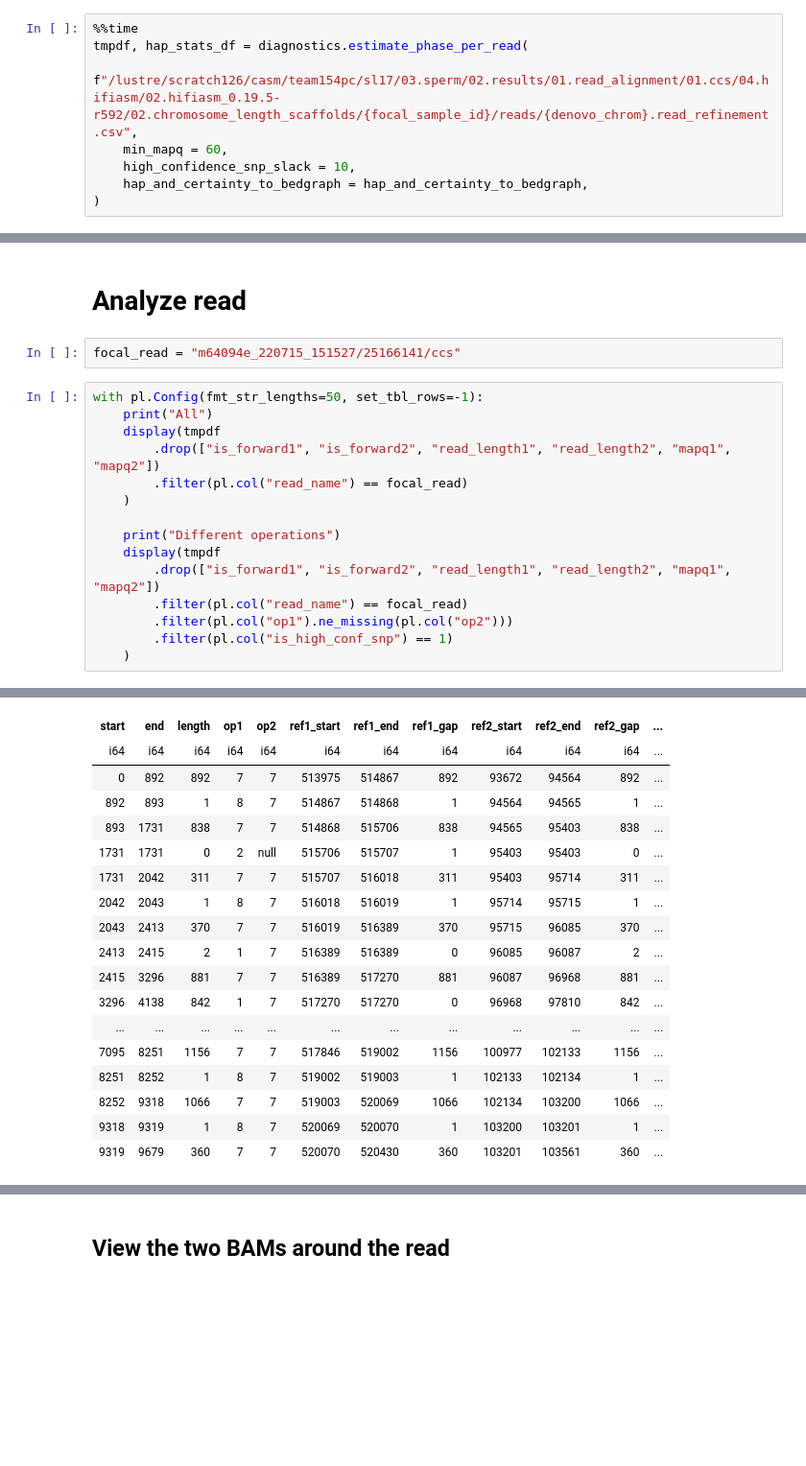
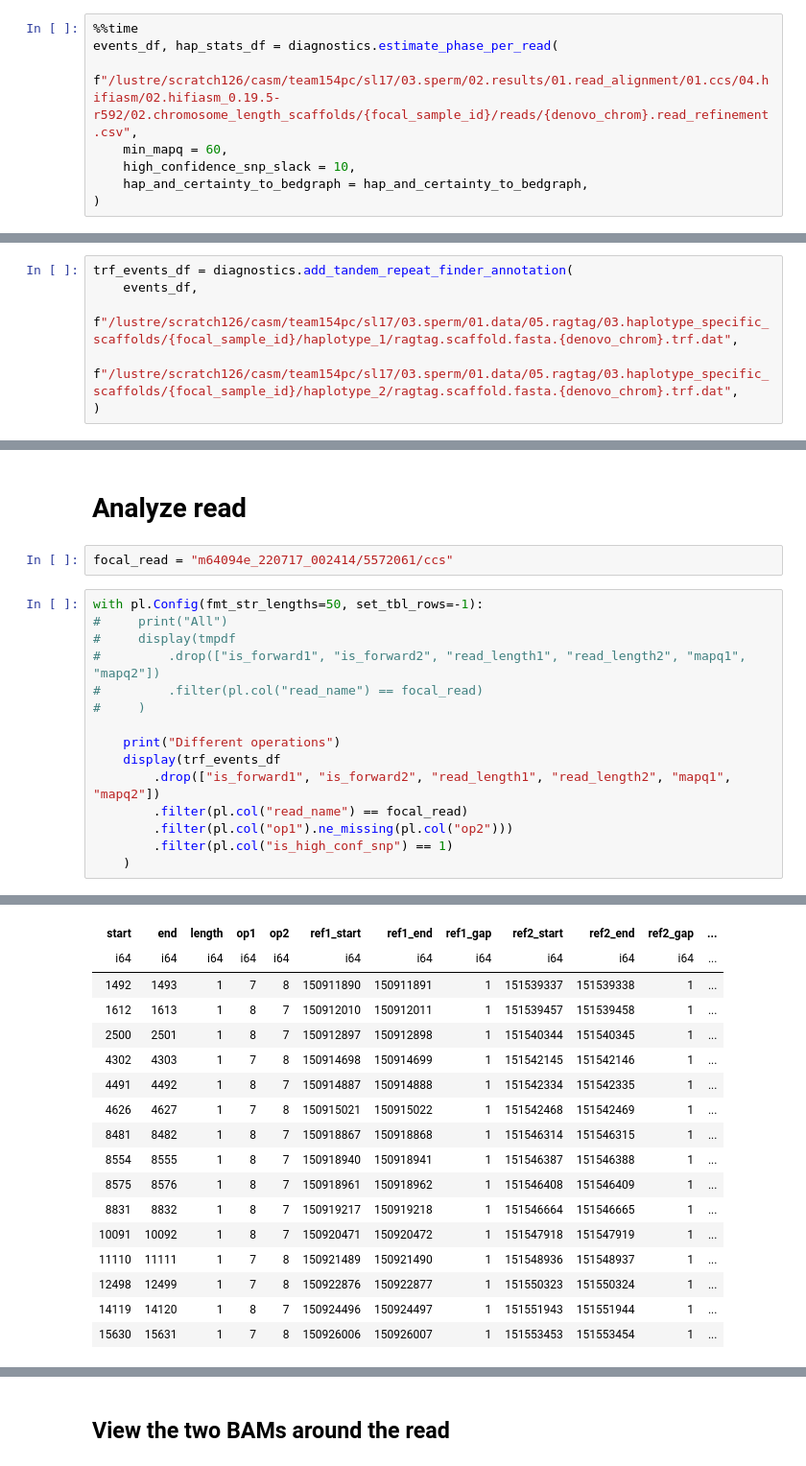
Before and after one commit to regevs/recombination, a Jupyter notebook: notebooks/20231209_hap_aware_reads.ipynb, the cells around one changed output, grey strips where cells are left out. Shown at 96% size. Cells and saved outputs as stored; diff of their text form; blank space fills up the shorter version.

```diff
--- a/notebooks/20231209_hap_aware_reads.ipynb
+++ b/notebooks/20231209_hap_aware_reads.ipynb
@@ -380,7 +382,7 @@ for hap in [1,2]:
                 / f"{focal_sample_id}" / f"{focal_sample_id}.{denovo_chrom}.hap{hap}.minimap2.sorted.primary_alignments.hifiasm_haplotagged_{certainty}.coverage.bedgraph")
 # %%
 %%time
-tmpdf, hap_stats_df = diagnostics.estimate_phase_per_read(
+events_df, hap_stats_df = diagnostics.estimate_phase_per_read(
     f"/lustre/scratch126/casm/team154pc/sl17/03.sperm/02.results/01.read_alignment/01.ccs/04.hifiasm/02.hifiasm_0.19.5-r592/02.chromosome_length_scaffolds/{focal_sample_id}/reads/{denovo_chrom}.read_refinement.csv",
     min_mapq = 60,
     high_confidence_snp_slack = 10,
@@ -395,0 +416,6 @@ Wall time: 3min 9s
+# %%
+trf_events_df = diagnostics.add_tandem_repeat_finder_annotation(
+    events_df,
+    f"/lustre/scratch126/casm/team154pc/sl17/03.sperm/01.data/05.ragtag/03.haplotype_specific_scaffolds/{focal_sample_id}/haplotype_1/ragtag.scaffold.fasta.{denovo_chrom}.trf.dat",
+    f"/lustre/scratch126/casm/team154pc/sl17/03.sperm/01.data/05.ragtag/03.haplotype_specific_scaffolds/{focal_sample_id}/haplotype_2/ragtag.scaffold.fasta.{denovo_chrom}.trf.dat",
+)
@@ -479,17 +509,17 @@ shape: (10, 7)
 # %% [markdown]
 # Analyze read
 # %%
-focal_read = "m64094e_220715_151527/25166141/ccs"
+focal_read = "m64094e_220717_002414/5572061/ccs"
 # %%
 with pl.Config(fmt_str_lengths=50, set_tbl_rows=-1):
-    print("All")
-    display(tmpdf
-        .drop(["is_forward1", "is_forward2", "read_length1", "read_length2", "mapq1", "mapq2"])
-        .filter(pl.col("read_name") == focal_read)
-    )
+#     print("All")
+#     display(tmpdf
+#         .drop(["is_forward1", "is_forward2", "read_length1", "read_length2", "mapq1", "mapq2"])
+#         .filter(pl.col("read_name") == focal_read)
+#     )
 
     print("Different operations")
-    display(tmpdf
+    display(trf_events_df
         .drop(["is_forward1", "is_forward2", "read_length1", "read_length2", "mapq1", "mapq2"])
         .filter(pl.col("read_name") == focal_read)
         .filter(pl.col("op1").ne_missing(pl.col("op2")))
@@ -501,18 +531,17 @@ shape: (74, 24)
 | start | end | length | op1 | op2 | ref1_start | ref1_end | ref1_gap | ref2_start | ref2_end | ref2_gap | ... |
 | i64 | i64 | i64 | i64 | i64 | i64 | i64 | i64 | i64 | i64 | i64 | ... |
-| 0 | 892 | 892 | 7 | 7 | 513975 | 514867 | 892 | 93672 | 94564 | 892 | ... |
-| 892 | 893 | 1 | 8 | 7 | 514867 | 514868 | 1 | 94564 | 94565 | 1 | ... |
-| 893 | 1731 | 838 | 7 | 7 | 514868 | 515706 | 838 | 94565 | 95403 | 838 | ... |
-| 1731 | 1731 | 0 | 2 | null | 515706 | 515707 | 1 | 95403 | 95403 | 0 | ... |
-| 1731 | 2042 | 311 | 7 | 7 | 515707 | 516018 | 311 | 95403 | 95714 | 311 | ... |
-| 2042 | 2043 | 1 | 8 | 7 | 516018 | 516019 | 1 | 95714 | 95715 | 1 | ... |
-| 2043 | 2413 | 370 | 7 | 7 | 516019 | 516389 | 370 | 95715 | 96085 | 370 | ... |
-| 2413 | 2415 | 2 | 1 | 7 | 516389 | 516389 | 0 | 96085 | 96087 | 2 | ... |
-| 2415 | 3296 | 881 | 7 | 7 | 516389 | 517270 | 881 | 96087 | 96968 | 881 | ... |
-| 3296 | 4138 | 842 | 1 | 7 | 517270 | 517270 | 0 | 96968 | 97810 | 842 | ... |
-| ... | ... | ... | ... | ... | ... | ... | ... | ... | ... | ... | ... |
-| 7095 | 8251 | 1156 | 7 | 7 | 517846 | 519002 | 1156 | 100977 | 102133 | 1156 | ... |
-| 8251 | 8252 | 1 | 8 | 7 | 519002 | 519003 | 1 | 102133 | 102134 | 1 | ... |
-| 8252 | 9318 | 1066 | 7 | 7 | 519003 | 520069 | 1066 | 102134 | 103200 | 1066 | ... |
-| 9318 | 9319 | 1 | 8 | 7 | 520069 | 520070 | 1 | 103200 | 103201 | 1 | ... |
-| 9319 | 9679 | 360 | 7 | 7 | 520070 | 520430 | 360 | 103201 | 103561 | 360 | ... |
+| 1492 | 1493 | 1 | 7 | 8 | 150911890 | 150911891 | 1 | 151539337 | 151539338 | 1 | ... |
+| 1612 | 1613 | 1 | 8 | 7 | 150912010 | 150912011 | 1 | 151539457 | 151539458 | 1 | ... |
+| 2500 | 2501 | 1 | 8 | 7 | 150912897 | 150912898 | 1 | 151540344 | 151540345 | 1 | ... |
+| 4302 | 4303 | 1 | 7 | 8 | 150914698 | 150914699 | 1 | 151542145 | 151542146 | 1 | ... |
+| 4491 | 4492 | 1 | 8 | 7 | 150914887 | 150914888 | 1 | 151542334 | 151542335 | 1 | ... |
+| 4626 | 4627 | 1 | 7 | 8 | 150915021 | 150915022 | 1 | 151542468 | 151542469 | 1 | ... |
+| 8481 | 8482 | 1 | 8 | 7 | 150918867 | 150918868 | 1 | 151546314 | 151546315 | 1 | ... |
+| 8554 | 8555 | 1 | 8 | 7 | 150918940 | 150918941 | 1 | 151546387 | 151546388 | 1 | ... |
+| 8575 | 8576 | 1 | 8 | 7 | 150918961 | 150918962 | 1 | 151546408 | 151546409 | 1 | ... |
+| 8831 | 8832 | 1 | 8 | 7 | 150919217 | 150919218 | 1 | 151546664 | 151546665 | 1 | ... |
+| 10091 | 10092 | 1 | 8 | 7 | 150920471 | 150920472 | 1 | 151547918 | 151547919 | 1 | ... |
+| 11110 | 11111 | 1 | 7 | 8 | 150921489 | 150921490 | 1 | 151548936 | 151548937 | 1 | ... |
+| 12498 | 12499 | 1 | 7 | 8 | 150922876 | 150922877 | 1 | 151550323 | 151550324 | 1 | ... |
+| 14119 | 14120 | 1 | 8 | 7 | 150924496 | 150924497 | 1 | 151551943 | 151551944 | 1 | ... |
+| 15630 | 15631 | 1 | 7 | 8 | 150926006 | 150926007 | 1 | 151553453 | 151553454 | 1 | ... |
```
Also changed, not shown: parts of 17 cells of this notebook, 3 other files.
